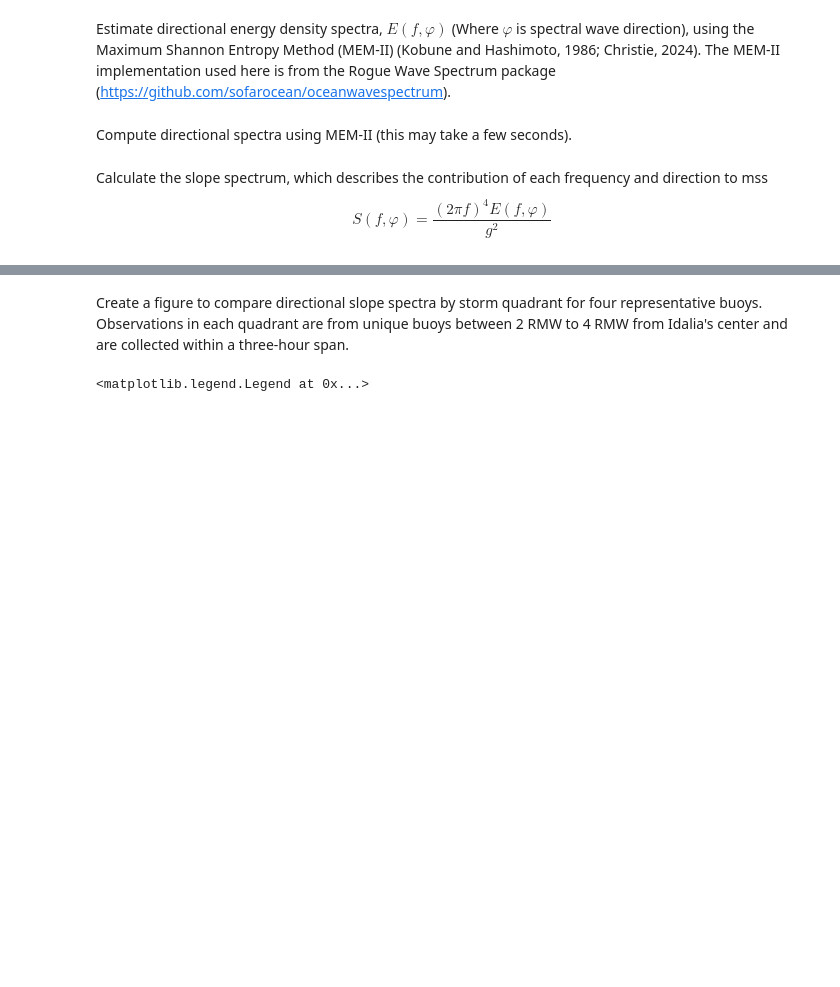
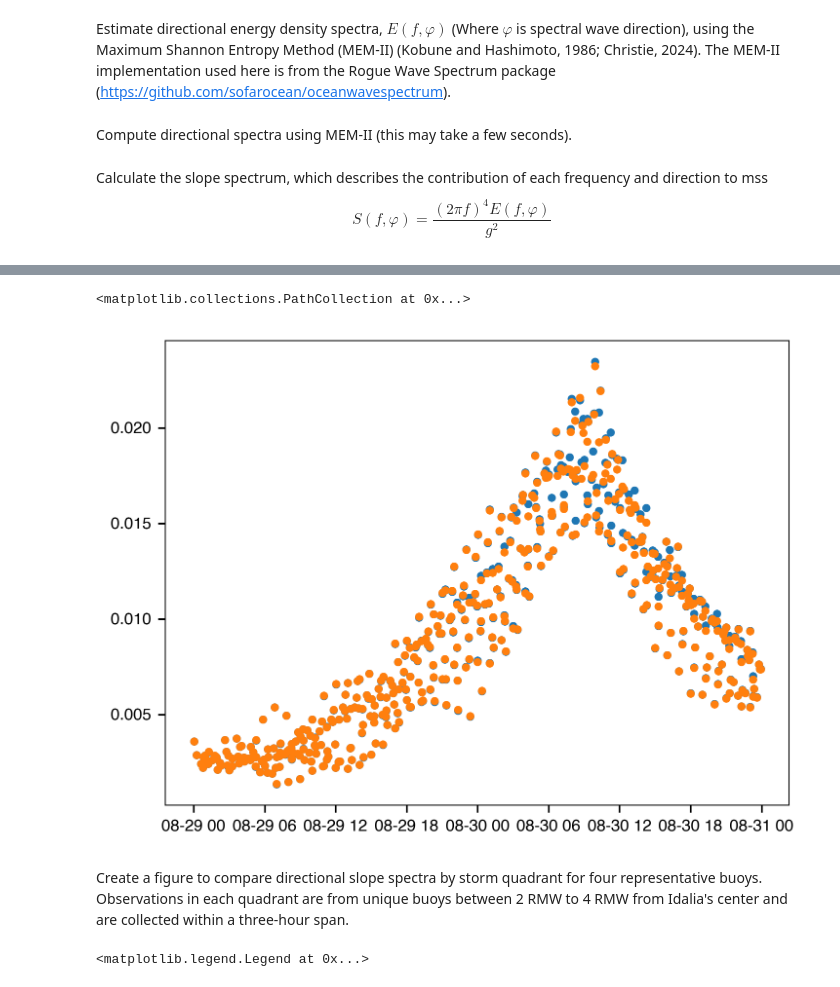
Before and after one commit to jacobrdavis/ocean-surface-wave-slopes-and-wind-wave-alignment, a Jupyter notebook: nb4-spectra.ipynb, the cells around one changed output, grey strips where cells are left out. Drawn from its saved outputs; the diff is of its cells as text; code cells hidden in the pictures; blank space fills up the shorter version.

```diff
--- a/nb4-spectra.ipynb
+++ b/nb4-spectra.ipynb
@@ -255,6 +255,7 @@ def spectra_2d_from_df(drifter_df: pd.DataFrame) -> Spectrum:
         'frequency_intrinsic',
         'a1', 'b1', 'a2', 'b2',
         'mean_square_slope_intrinsic',
+        'depth',
         'mean_direction',
         'wind_direction',
         'wind_speed',
@@ -306,3 +340,19 @@ microswift_spectra_2d.dataset['directional_slope_spectrum'] = calculate_slope_sp
+# %%
+mss_ds = spotter_spectra_2d.dataset['directional_slope_spectrum'].integrate(coord=('direction', 'wavenumber'))
+mss_df = mss_ds.to_dataframe()
+# %%
+fig, ax = plt.subplots()
+ax.scatter(
+    spotter_df.index.get_level_values('time'),
+    spotter_df['mean_square_slope_intrinsic'],
+)
+ax.scatter(
+    mss_df.index.get_level_values('time'),
+    mss_df['directional_slope_spectrum'],
+)
+# %% [output]
+<matplotlib.collections.PathCollection at 0x...>
+[figure, added]
 # %% [markdown]
 Create a figure to compare directional slope spectra by storm quadrant for four representative buoys.
 Observations in each quadrant are from unique buoys between 2 RMW to 4 RMW from Idalia's center and are collected within a three-hour span.
```
Also changed, not shown: parts of 7 cells of this notebook, 7 other files.
